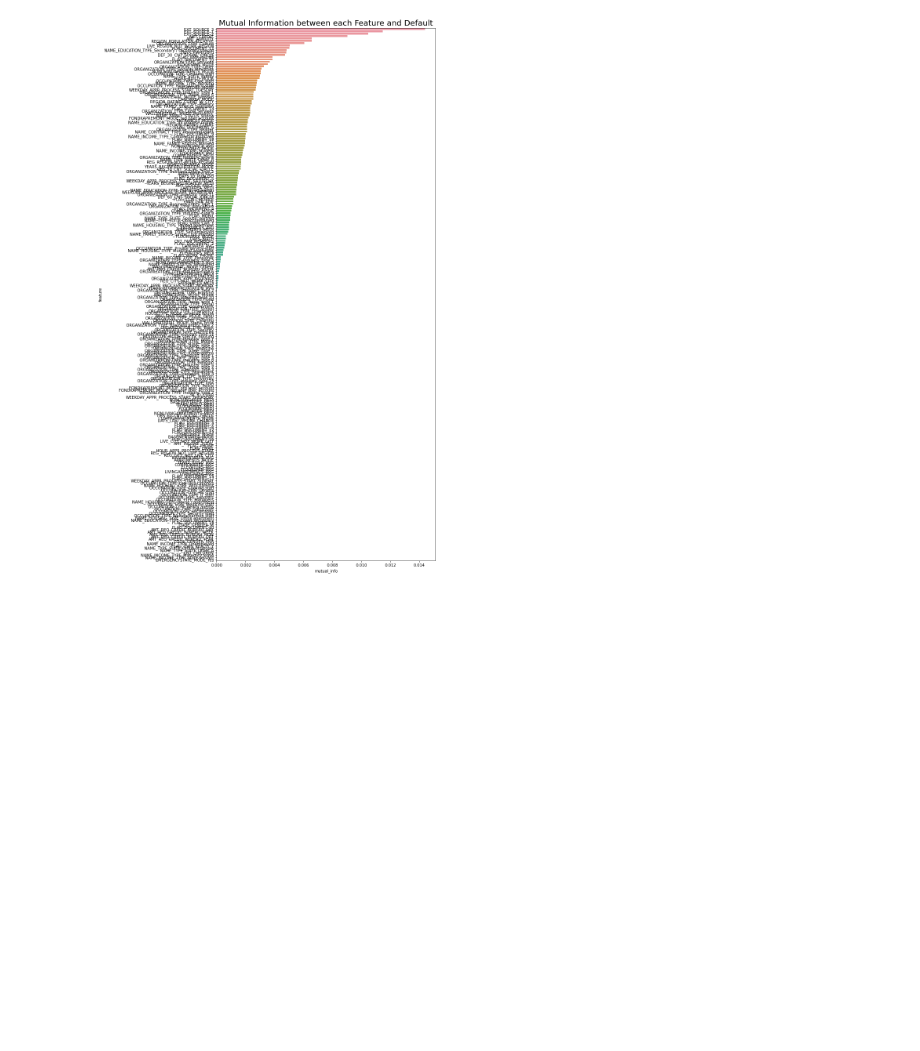
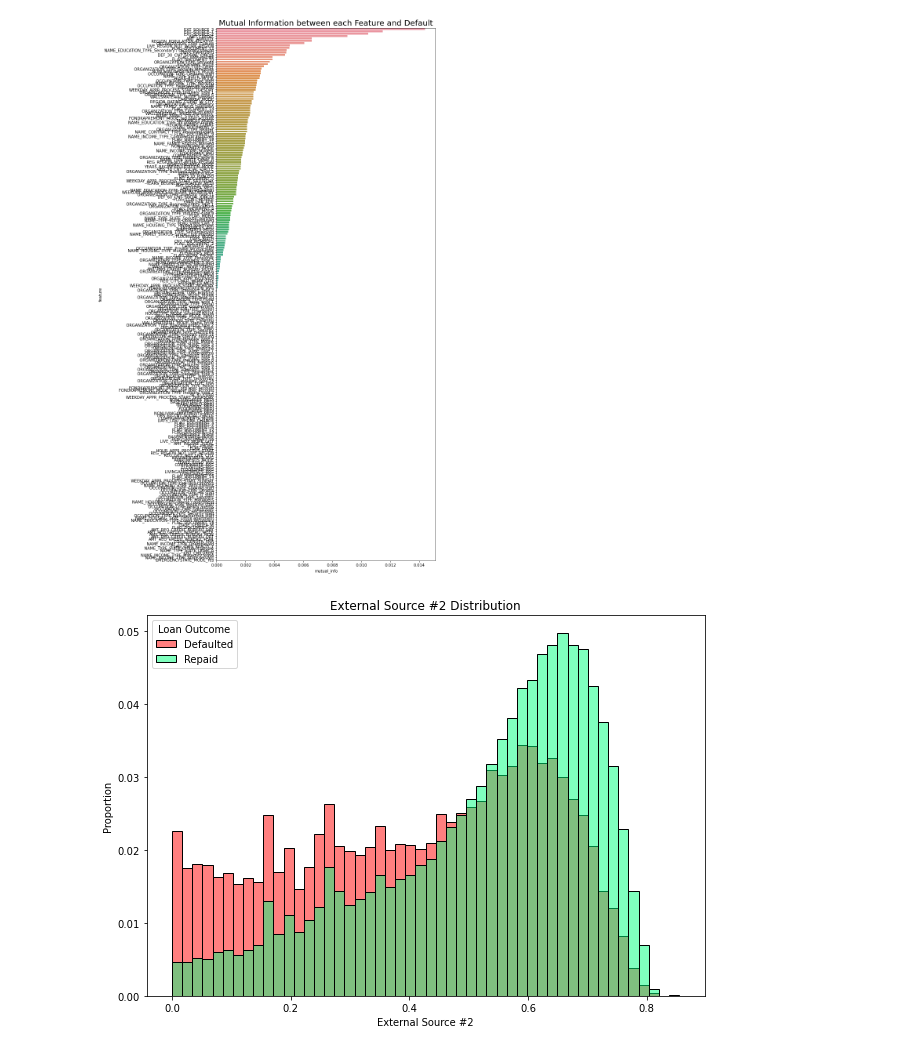
Before and after one commit to Oscar-Gil-Data/ADS505, a Jupyter notebook: eda.ipynb, the cells around one changed output. Drawn from its saved outputs; the diff is of its cells as text; code cells hidden in the pictures; blank space fills up the shorter version.

```diff
--- a/eda.ipynb
+++ b/eda.ipynb
@@ -138,3 +138,23 @@ ax.set_title('Mutual Information between each Feature and Default', fontsize=20)
 plt.show()
 # %% [output]
 [figure]
+# %%
+target_colors = ['springgreen', 'red']
+# %%
+fig, ax = plt.subplots(figsize=(10, 7))
+ax = sns.histplot(
+    data=df,
+    x='EXT_SOURCE_2',
+    hue='TARGET',
+    stat='proportion',
+    bins=50,
+    common_norm=False,
+    legend=False,
+    palette=target_colors
+)
+ax.set(xlabel='External Source #2')
+plt.legend(title='Loan Outcome', loc='upper left', labels=['Defaulted', 'Repaid'])
+plt.title('External Source #2 Distribution')
+plt.show()
+# %% [output]
+[figure, added]
```
Also changed, not shown: parts of 14 cells of this notebook.
